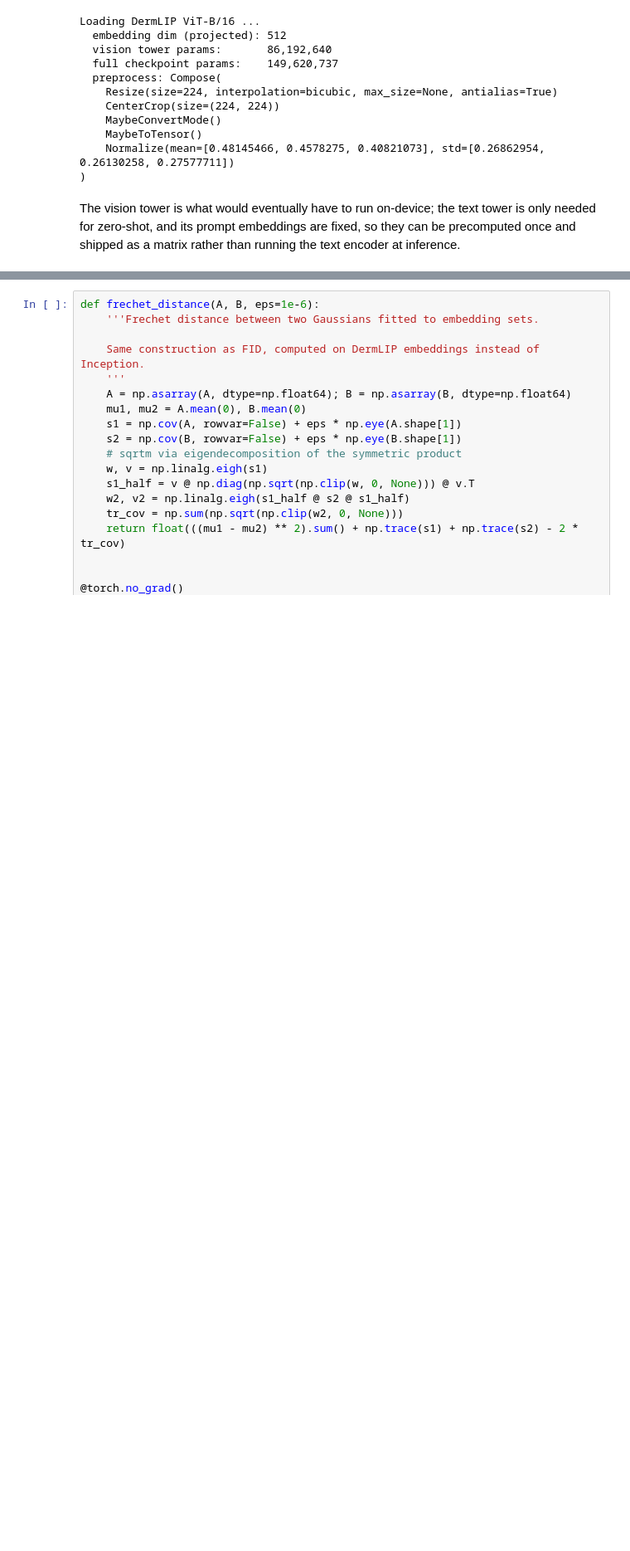
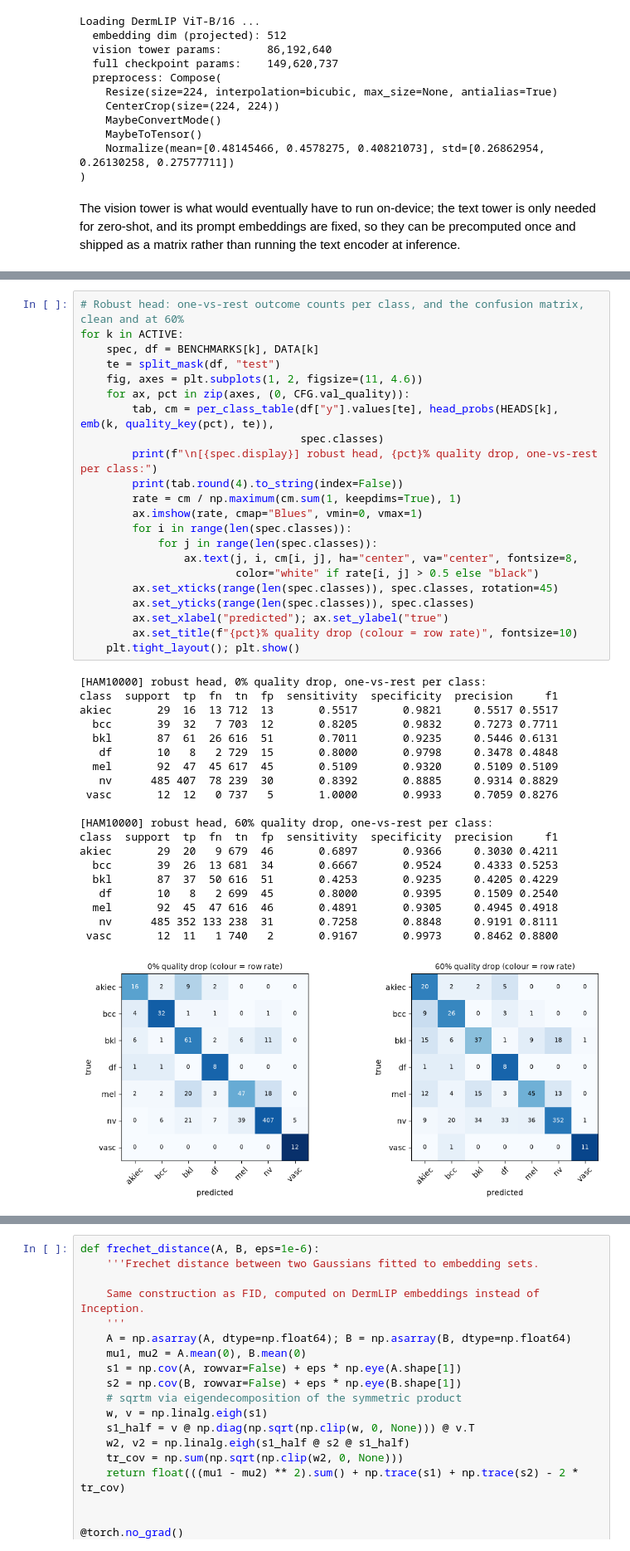
Before and after one commit to RyanLi213/skin-lesion-detector, a Jupyter notebook: notebooks/DermLIP_Skin_Lesion_Pipeline.ipynb, the cells around one changed output, grey strips where cells are left out. Shown at 83% size. Drawn from its saved outputs; the diff is of its cells as text; blank space fills up the shorter version.

```diff
--- a/notebooks/DermLIP_Skin_Lesion_Pipeline.ipynb
+++ b/notebooks/DermLIP_Skin_Lesion_Pipeline.ipynb
@@ -1338,0 +1992,43 @@ Nothing to plot.
+# %%
+# Robust head: one-vs-rest outcome counts per class, and the confusion matrix, clean and at 60%
+for k in ACTIVE:
+    spec, df = BENCHMARKS[k], DATA[k]
+    te = split_mask(df, "test")
+    fig, axes = plt.subplots(1, 2, figsize=(11, 4.6))
+    for ax, pct in zip(axes, (0, CFG.val_quality)):
+        tab, cm = per_class_table(df["y"].values[te], head_probs(HEADS[k], emb(k, quality_key(pct), te)),
+                                  spec.classes)
+        print(f"\n[{spec.display}] robust head, {pct}% quality drop, one-vs-rest per class:")
+        print(tab.round(4).to_string(index=False))
+        rate = cm / np.maximum(cm.sum(1, keepdims=True), 1)
+        ax.imshow(rate, cmap="Blues", vmin=0, vmax=1)
+        for i in range(len(spec.classes)):
+            for j in range(len(spec.classes)):
+                ax.text(j, i, cm[i, j], ha="center", va="center", fontsize=8,
+                        color="white" if rate[i, j] > 0.5 else "black")
+        ax.set_xticks(range(len(spec.classes)), spec.classes, rotation=45)
+        ax.set_yticks(range(len(spec.classes)), spec.classes)
+        ax.set_xlabel("predicted"); ax.set_ylabel("true")
+        ax.set_title(f"{pct}% quality drop (colour = row rate)", fontsize=10)
+    plt.tight_layout(); plt.show()
+# %% [output]
+[HAM10000] robust head, 0% quality drop, one-vs-rest per class:
+class  support  tp  fn  tn  fp  sensitivity  specificity  precision     f1
+akiec       29  16  13 712  13       0.5517       0.9821     0.5517 0.5517
+  bcc       39  32   7 703  12       0.8205       0.9832     0.7273 0.7711
+  bkl       87  61  26 616  51       0.7011       0.9235     0.5446 0.6131
+   df       10   8   2 729  15       0.8000       0.9798     0.3478 0.4848
+  mel       92  47  45 617  45       0.5109       0.9320     0.5109 0.5109
+   nv      485 407  78 239  30       0.8392       0.8885     0.9314 0.8829
+ vasc       12  12   0 737   5       1.0000       0.9933     0.7059 0.8276
+
+[HAM10000] robust head, 60% quality drop, one-vs-rest per class:
+class  support  tp  fn  tn  fp  sensitivity  specificity  precision     f1
+akiec       29  20   9 679  46       0.6897       0.9366     0.3030 0.4211
+  bcc       39  26  13 681  34       0.6667       0.9524     0.4333 0.5253
+  bkl       87  37  50 616  51       0.4253       0.9235     0.4205 0.4229
+   df       10   8   2 699  45       0.8000       0.9395     0.1509 0.2540
+  mel       92  45  47 616  46       0.4891       0.9305     0.4945 0.4918
+   nv      485 352 133 238  31       0.7258       0.8848     0.9191 0.8111
+ vasc       12  11   1 740   2       0.9167       0.9973     0.8462 0.8800
+[figure, added]
```
Also changed, not shown: parts of 52 cells of this notebook, 11 other files.
